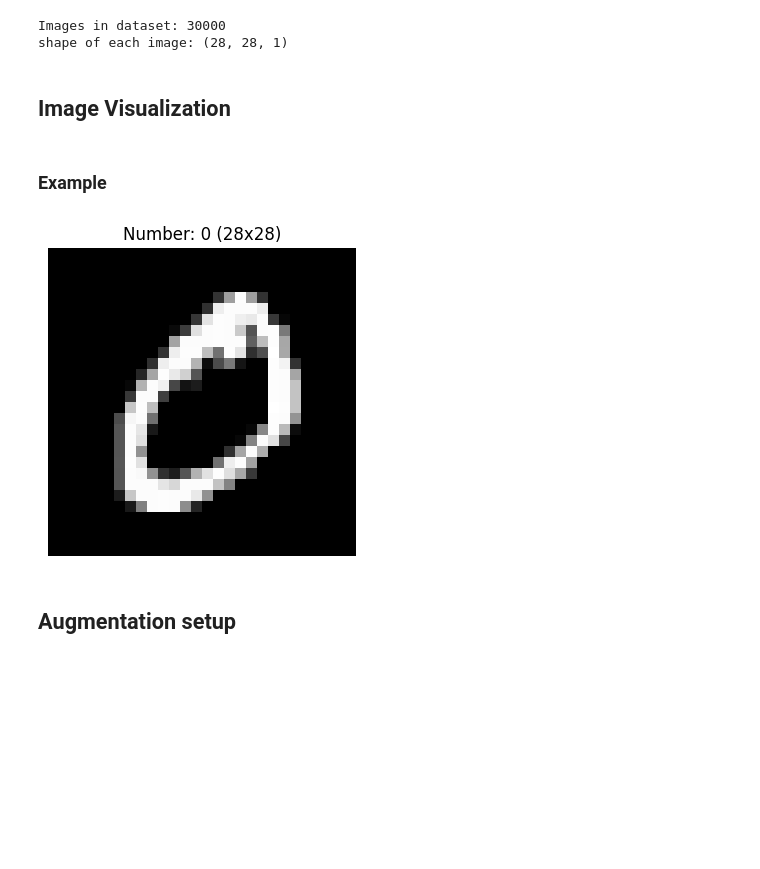
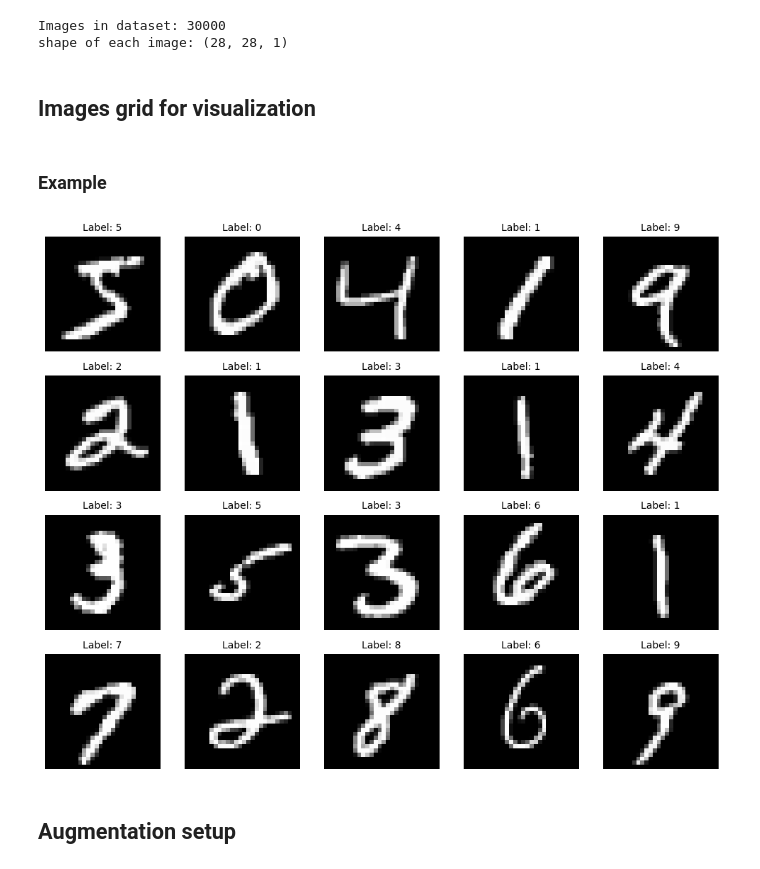
Before and after one commit to Arcus72/Image-Digit-Classification, a Jupyter notebook: main_analysis.ipynb, the cells around one changed output. Saved outputs shown, nothing was run; the diff lists cells and outputs as text; code cells hidden in the pictures; blank space fills up the shorter version.

Commit message:
Improve image visualization in analytical part

```diff
--- a/main_analysis.ipynb
+++ b/main_analysis.ipynb
@@ -70,26 +70,37 @@ X_train, X_test, y_train, y_test = train_test_split(X, y, test_size=0.15, random
 Images in dataset: 30000
 shape of each image: (28, 28, 1)
 # %% [markdown]
-## Image Visualization
+## Images grid for visualization
 # %%
-def show_image(image, label):
-    plt.figure(figsize=(4, 4))
-    plt.title(f"Number: {label} (28x28)")
+def show_images_grid(images, labels, rows=4, cols=5):
 
-    plt.imshow(image, cmap='gray')
+    num_available = len(images)
+    n_to_show = min(num_available, rows * cols)
 
-    plt.axis("off")
+    plt.figure(figsize=(2 * cols, 2 * rows))
+
+    for i in range(n_to_show):
+        plt.subplot(rows, cols, i + 1)
+        plt.imshow(images[i], cmap='gray')
+        plt.title(labels[i], fontsize=10)
+        plt.axis("off")
+
+    plt.tight_layout()
     plt.show()
 # %% [markdown]
 ### Example
 # %%
-sample = 1
-label = labels[sample]
-image_data = processed_images[sample]
+sample = 0
 
-show_image(image_data, label)
+sample_size = 20
+labels = y[sample*sample_size:(sample+1)*sample_size]
+labels = [f"Label: {labels[i]}" for i in range(len(labels))]
+
+images = processed_images[sample*sample_size:(sample+1)*sample_size ]
+
+show_images_grid(images,labels )
 # %% [output]
-[figure, old version]
+[figure, new version]
 # %% [markdown]
 ## Augmentation setup
 # %%
```
Also changed, not shown: parts of 7 cells of this notebook, 1 other file.
